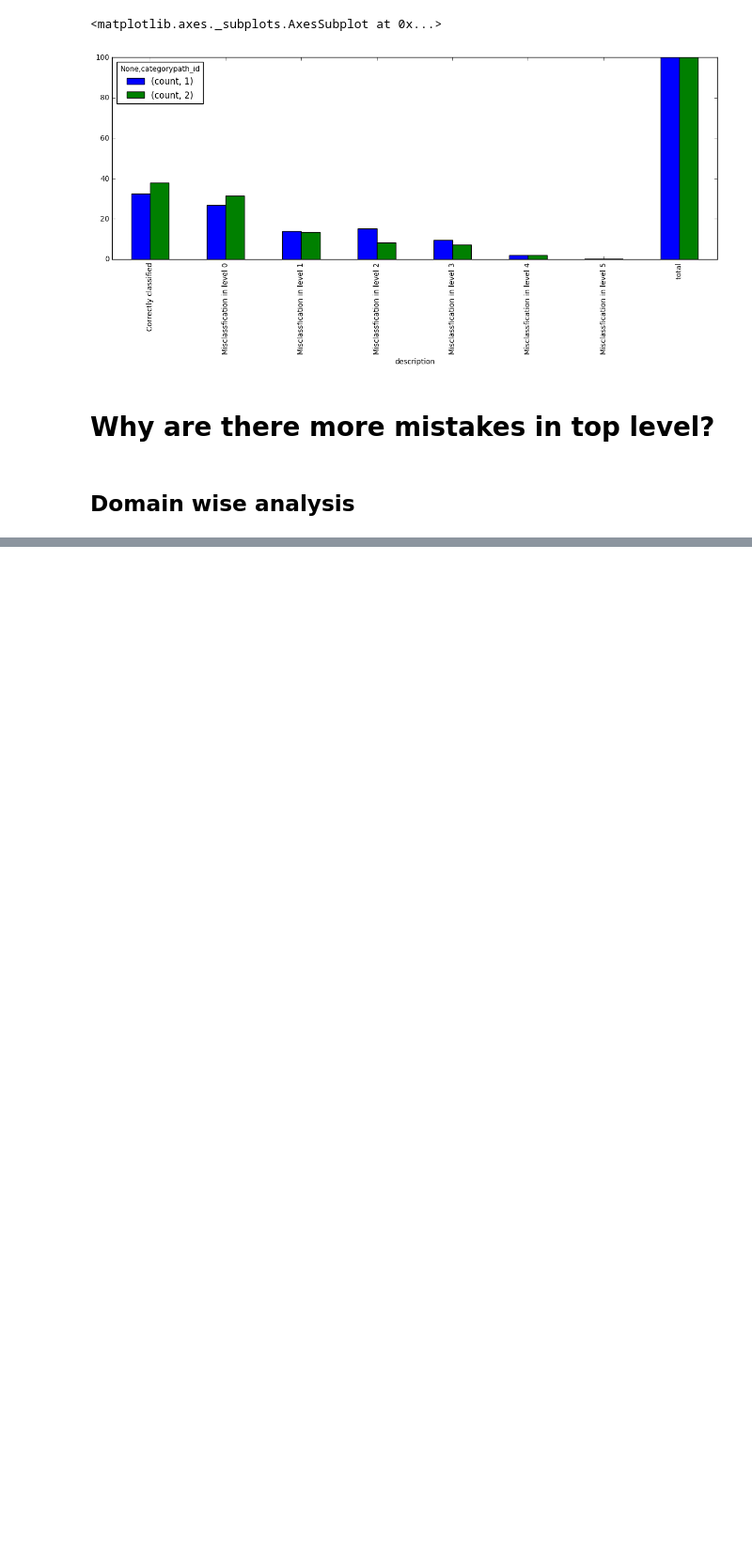
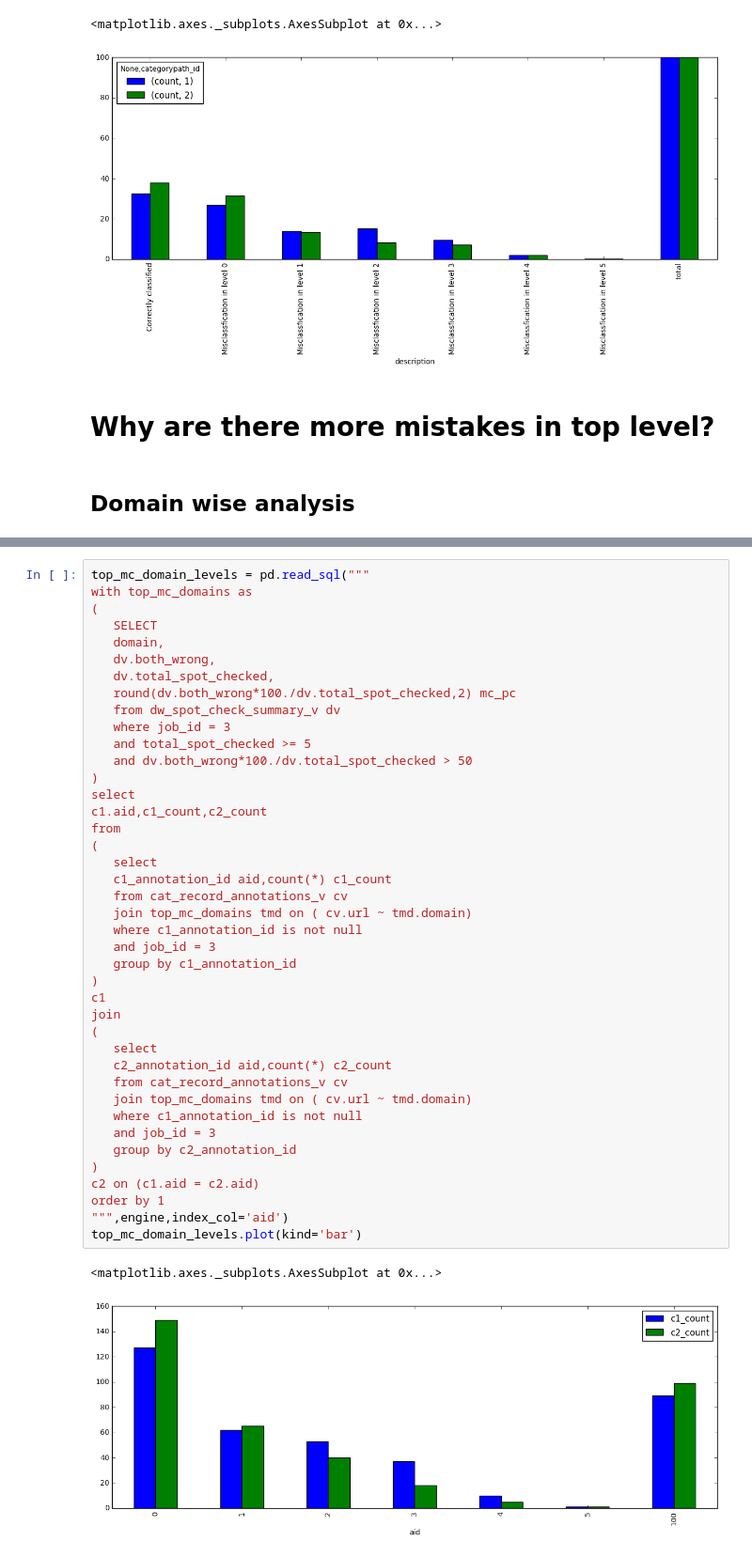
Before and after one commit to ixvu/kept_simple, a Jupyter notebook: Spot Check Analysis.ipynb, the cells around one changed output, grey strips where cells are left out. Shown at 94% size. Drawn from its saved outputs; the diff is of its cells as text; blank space fills up the shorter version.

```diff
--- a/Spot Check Analysis.ipynb
+++ b/Spot Check Analysis.ipynb
@@ -65,0 +79,44 @@ category_wise_stats_pc.plot(kind='bar')
+# %%
+top_mc_domain_levels = pd.read_sql("""
+with top_mc_domains as
+(
+   SELECT
+   domain,
+   dv.both_wrong,
+   dv.total_spot_checked,
+   round(dv.both_wrong*100./dv.total_spot_checked,2) mc_pc
+   from dw_spot_check_summary_v dv
+   where job_id = 3
+   and total_spot_checked >= 5
+   and dv.both_wrong*100./dv.total_spot_checked > 50
+)
+select
+c1.aid,c1_count,c2_count
+from
+(
+   select
+   c1_annotation_id aid,count(*) c1_count
+   from cat_record_annotations_v cv
+   join top_mc_domains tmd on ( cv.url ~ tmd.domain)
+   where c1_annotation_id is not null
+   and job_id = 3
+   group by c1_annotation_id
+)
+c1
+join
+(
+   select
+   c2_annotation_id aid,count(*) c2_count
+   from cat_record_annotations_v cv
+   join top_mc_domains tmd on ( cv.url ~ tmd.domain)
+   where c1_annotation_id is not null
+   and job_id = 3
+   group by c2_annotation_id
+)
+c2 on (c1.aid = c2.aid)
+order by 1
+""",engine,index_col='aid')
+top_mc_domain_levels.plot(kind='bar')
+# %% [output]
+<matplotlib.axes._subplots.AxesSubplot at 0x...>
+[figure, added]
```
Also changed, not shown: parts of 50 cells of this notebook, 6 other files.
